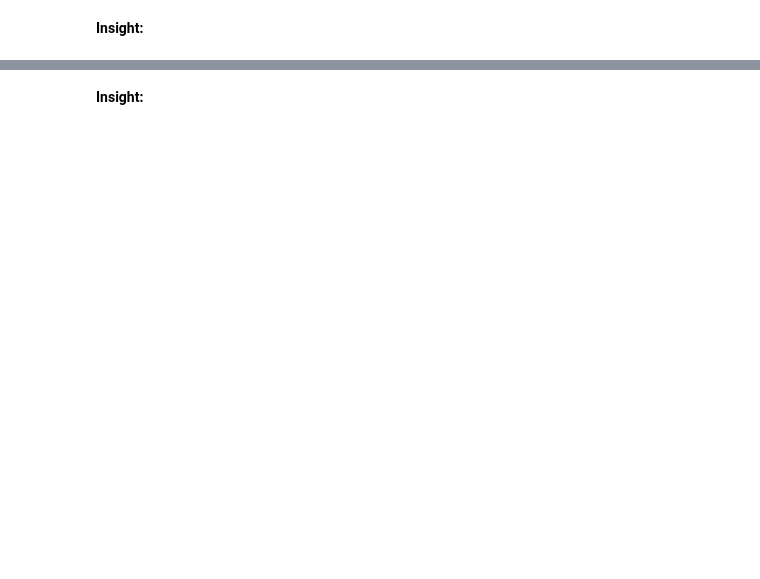
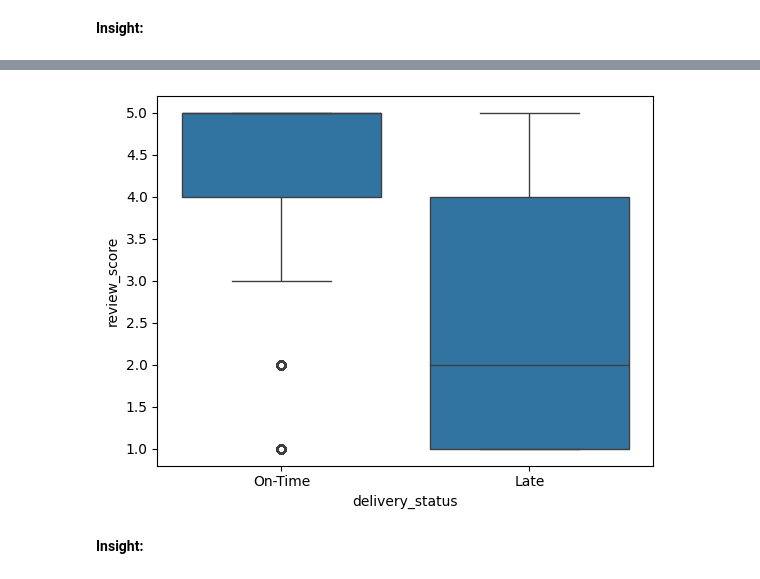
Before and after one commit to Loayib/olist-analysis, a Jupyter notebook: notebooks/05_delivery_analysis.ipynb, the cells around one changed output, grey strips where cells are left out. Saved outputs shown, nothing was run; the diff lists cells and outputs as text; code cells hidden in the pictures; blank space fills up the shorter version.

```diff
--- a/notebooks/05_delivery_analysis.ipynb
+++ b/notebooks/05_delivery_analysis.ipynb
@@ -67,2 +77,8 @@ Use sns.boxplot to compare review scores between late and on-time orders.
+# %%
+df['delivery_status'] = np.where(df['order_delivered_customer_date'] > df['order_estimated_delivery_date'], 'Late', 'On-Time')
+sns.boxplot(data=df, x='delivery_status', y='review_score')
+plt.show()
+# %% [output]
+[figure, added]
 # %% [markdown]
 **Insight:**
```
Also changed, not shown: parts of 16 cells of this notebook.
